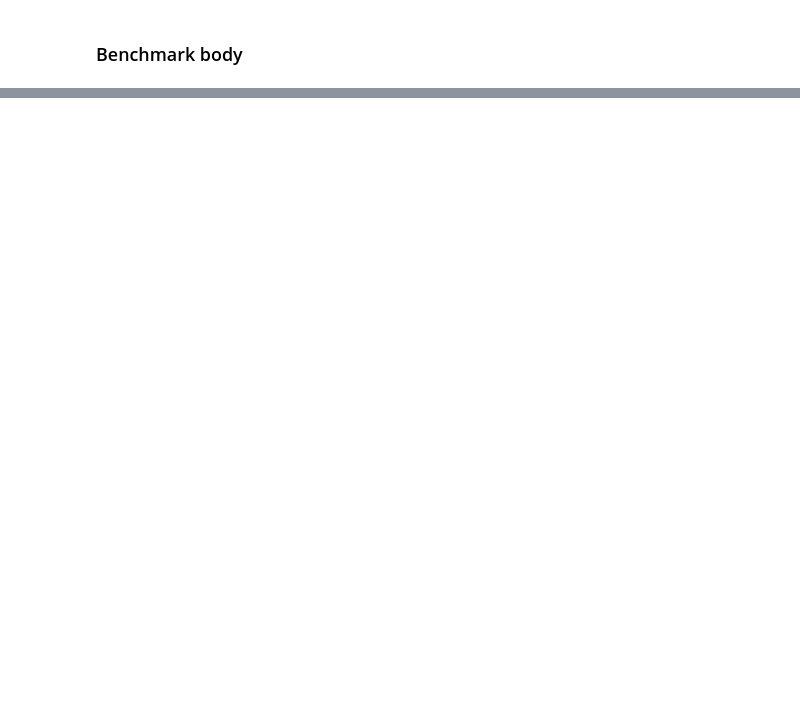
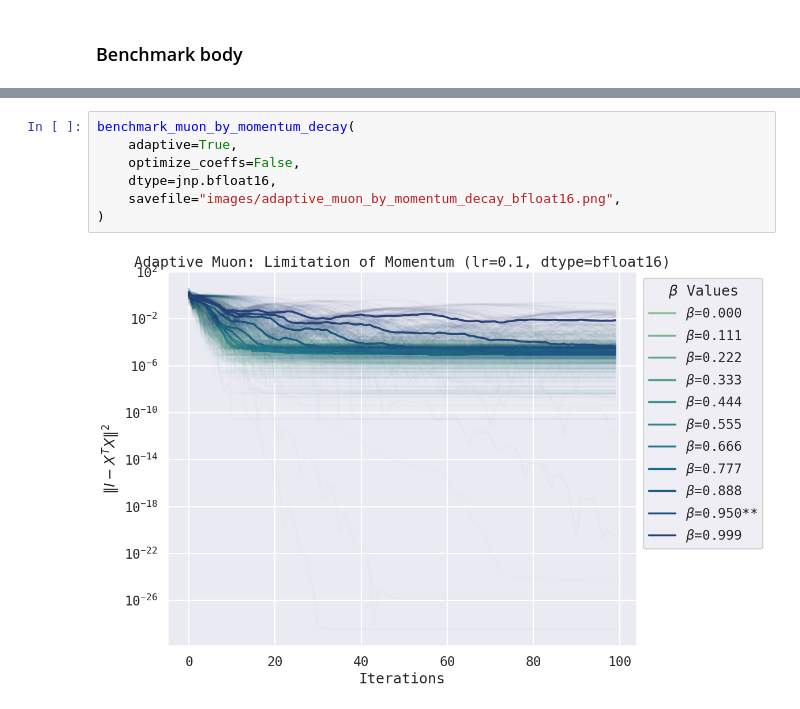
Before and after one commit to leloykun/adaptive-muon, a Jupyter notebook: simple_benchmark.ipynb, the cells around one changed output, grey strips where cells are left out. Saved outputs shown, nothing was run; the diff lists cells and outputs as text; blank space fills up the shorter version.

```diff
--- a/simple_benchmark.ipynb
+++ b/simple_benchmark.ipynb
@@ -239,0 +244,9 @@ benchmark_muon_by_momentum_decay(
+# %%
+benchmark_muon_by_momentum_decay(
+    adaptive=True,
+    optimize_coeffs=False,
+    dtype=jnp.bfloat16,
+    savefile="images/adaptive_muon_by_momentum_decay_bfloat16.png",
+)
+# %% [output]
+[figure, added]
```
Also changed, not shown: parts of 8 cells of this notebook, 6 other files.
